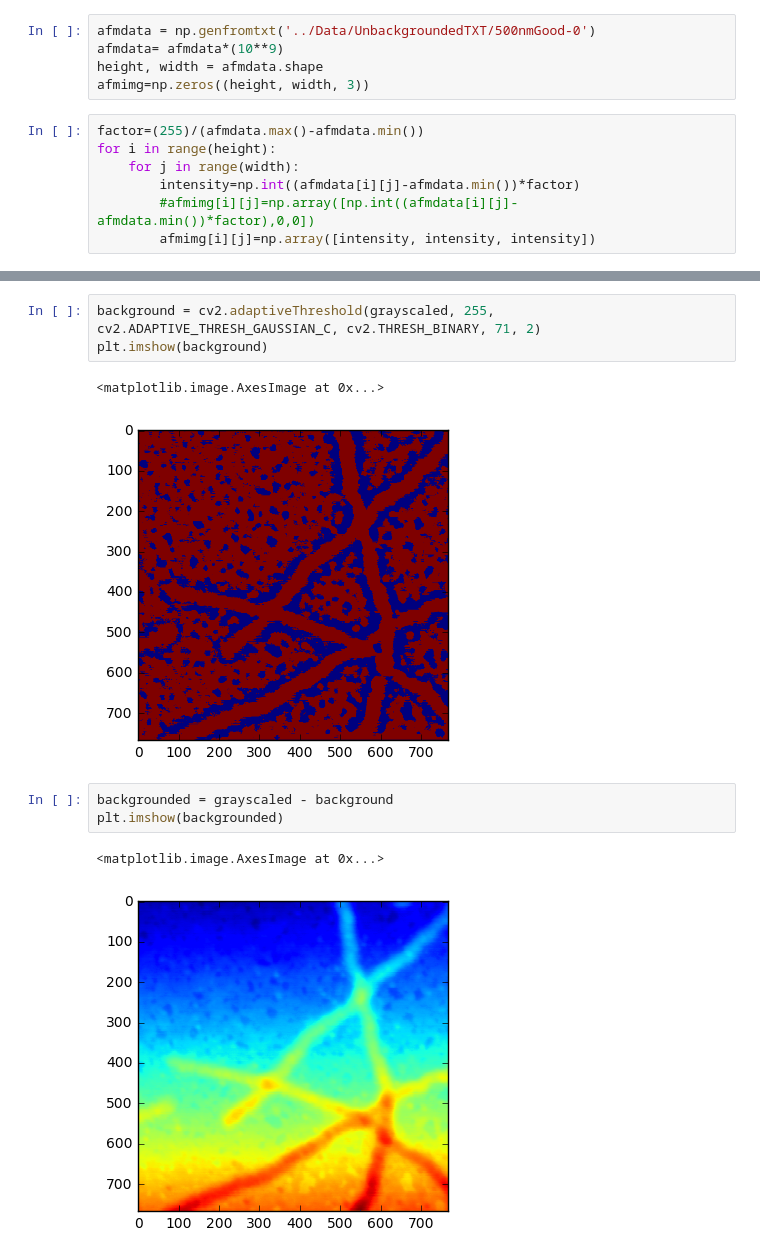
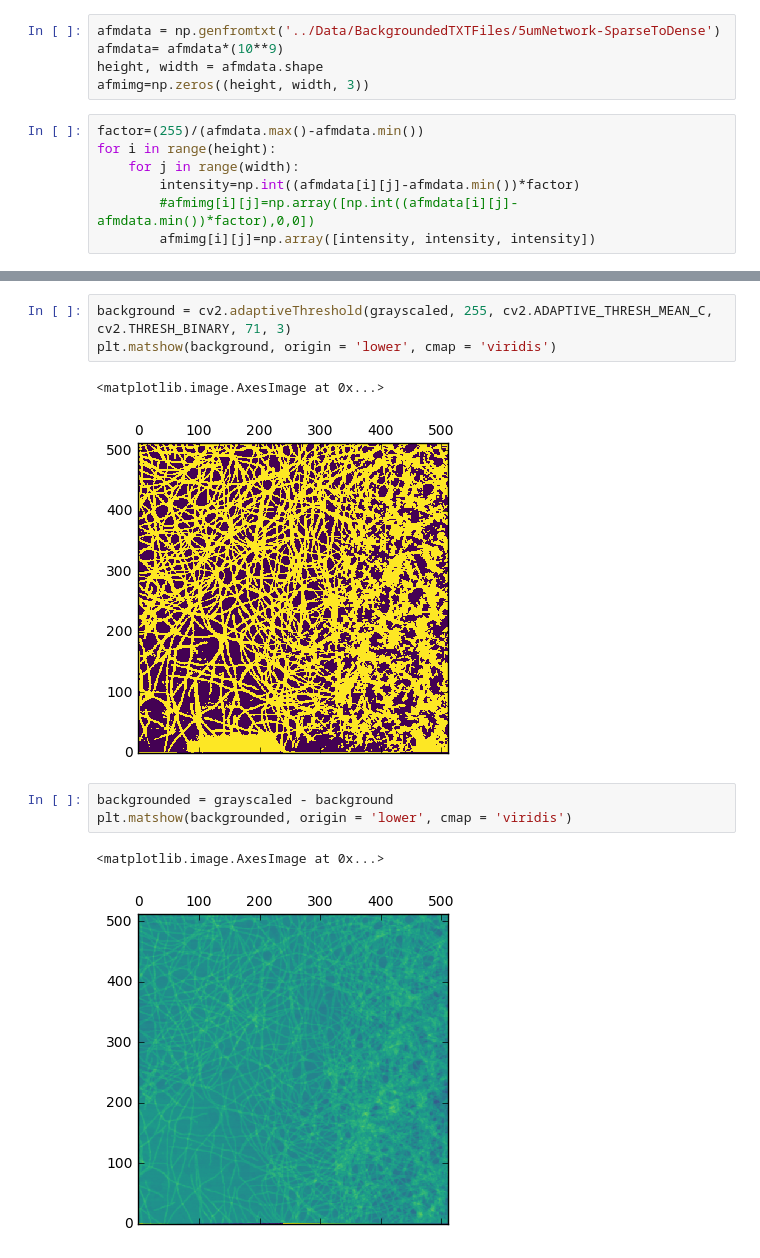
Before and after one commit to wesleyktatum/Nanowire_Measurements, a Jupyter notebook: NaRWHAL/Background-openCV.ipynb, the cells around one changed output, grey strips where cells are left out. Saved outputs shown, nothing was run; the diff lists cells and outputs as text.

```diff
--- a/NaRWHAL/Background-openCV.ipynb
+++ b/NaRWHAL/Background-openCV.ipynb
@@ -5,7 +5,7 @@ import pandas as pd
 import matplotlib.pyplot as plt
 %matplotlib inline
 # %%
-afmdata = np.genfromtxt('../Data/UnbackgroundedTXT/500nmGood-0')
+afmdata = np.genfromtxt('../Data/BackgroundedTXTFiles/5umNetwork-SparseToDense')
 afmdata= afmdata*(10**9)
 height, width = afmdata.shape
 afmimg=np.zeros((height, width, 3))
@@ -44,12 +26,12 @@ print (grayscaled)
 # %%
-background = cv2.adaptiveThreshold(grayscaled, 255, cv2.ADAPTIVE_THRESH_GAUSSIAN_C, cv2.THRESH_BINARY, 71, 2)
-plt.imshow(background)
+background = cv2.adaptiveThreshold(grayscaled, 255, cv2.ADAPTIVE_THRESH_MEAN_C, cv2.THRESH_BINARY, 71, 3)
+plt.matshow(background, origin = 'lower', cmap = 'viridis')
 # %% [output]
 <matplotlib.image.AxesImage at 0x...>
-[figure, old version]
+[figure, new version]
 # %%
 backgrounded = grayscaled - background
-plt.imshow(backgrounded)
+plt.matshow(backgrounded, origin = 'lower', cmap = 'viridis')
 # %% [output]
 <matplotlib.image.AxesImage at 0x...>
-[figure, old version]
+[figure, new version]
```
Also changed, not shown: parts of 6 cells of this notebook, 2 other files.
